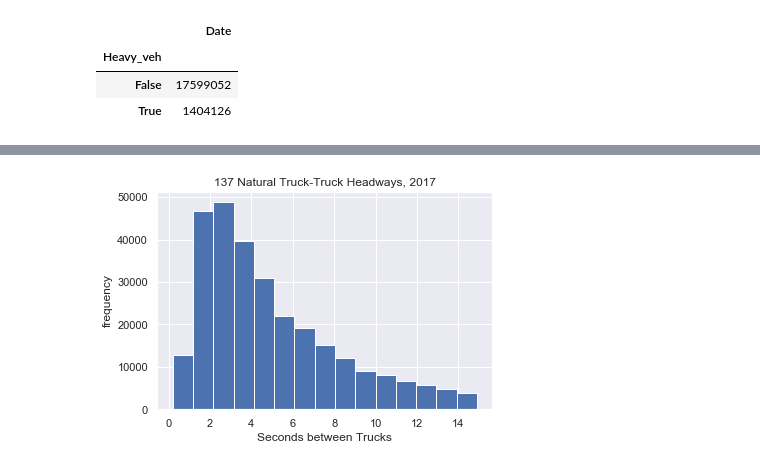
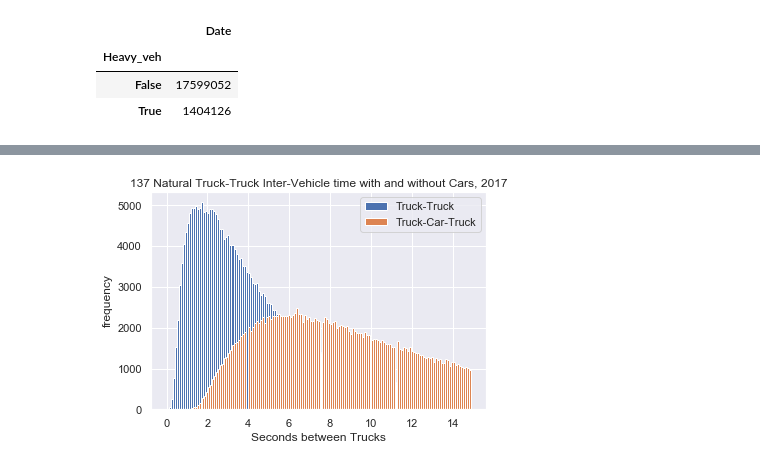
Before and after one commit to isdabelle/DigitalTwinBridges, a Jupyter notebook: PlatoonFinding.ipynb, the cells around one changed output, grey strips where cells are left out. Saved outputs shown, nothing was run; the diff lists cells and outputs as text; code cells hidden in the pictures.

Commit message:
Headway graphs

```diff
--- a/PlatoonFinding.ipynb
+++ b/PlatoonFinding.ipynb
@@ -326,3 +311,5 @@ df.groupby('Heavy_veh').agg({'Date': 'count'})
 | True | 1404126 |
 # %%
 df = df[df.Lane.isin([1, 5])]
+# %%
+df['Adjusted_Headway'] = df['Headway'] - ((df['Length']*36)/(df['Speed']*1000))
@@ -329,9 +330,14 @@ df = df[df.Lane.isin([1, 5])]
+# %%
+df['Prev_Headway'] = df['IVT'] + df['Headway'].shift(-1)
 # %%
 fig, ax = plt.subplots()
 
-df[(df['Headway'] < 15) & df['Heavy_veh'].shift(-1) & df['Heavy_veh']].Headway.plot.hist(bins=15,title= "{} Natural Truck-Truck Headways, {}".format('137', 2017), ax=ax)
+h1 = df[(df['IVT'] < 15) & df['Heavy_veh'].shift(-1) & df['Heavy_veh']].IVT.plot.hist(bins=150,title= "{} Natural Truck-Truck Headways, {}".format('137', 2017), ax=ax, label='Truck-Truck')
+h2 = df[(df['Prev_Headway'] < 15) & (~df['Heavy_veh'].shift(-1).fillna(99)) & df['Heavy_veh'] & df['Heavy_veh'].shift(-2)].Prev_Headway.plot.hist(bins=150,title= "{} Natural Truck-Truck Inter-Vehicle time with and without Cars, {}".format('137', 2017), ax=ax, label='Truck-Car-Truck')
+#ax.legend((h1, h2), ('Truck-Truck', 'Truck-Car-Truck'), loc='upper right', shadow=True)
+ax.legend()
 ax.set_xlabel('Seconds between Trucks')
 ax.set_ylabel('frequency')
 plt.show()
 # %% [output]
-[figure, old version]
+[figure, new version]
```
Also changed, not shown: parts of 9 cells of this notebook, 5 other files.
